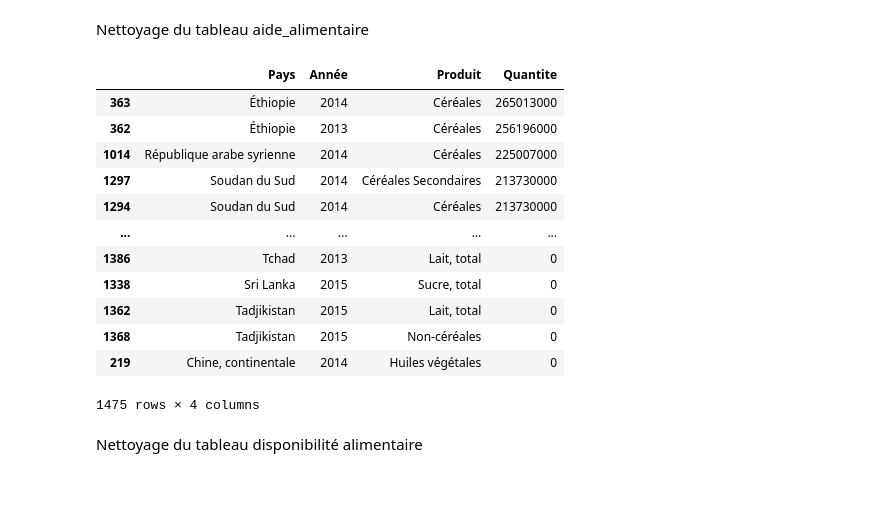
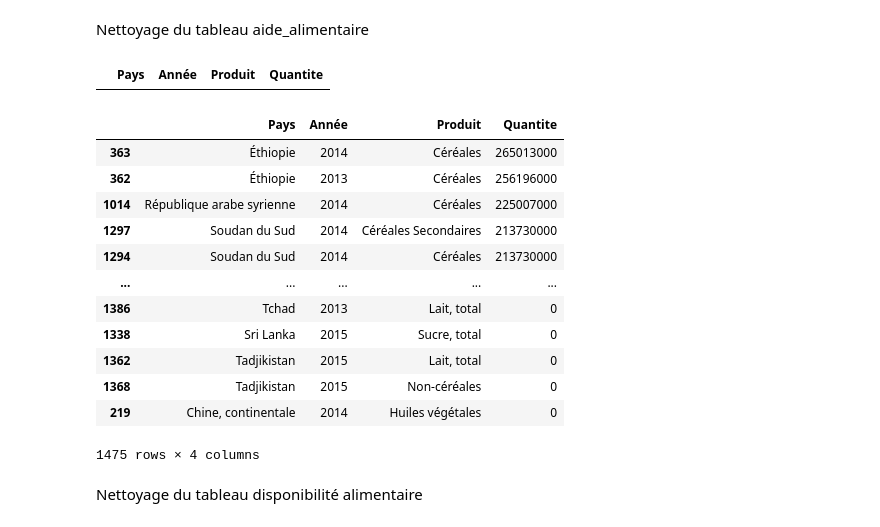
Before and after one commit to Randasabag/Etude_Sante_Publique, a Jupyter notebook: P4_alsabbagh_Etude_Sante_Publique.ipynb, the cells around one changed output. Drawn from its saved outputs; the diff is of its cells as text; code cells hidden in the pictures; blank space fills up the shorter version.

```diff
--- a/P4_alsabbagh_Etude_Sante_Publique.ipynb
+++ b/P4_alsabbagh_Etude_Sante_Publique.ipynb
@@ -54,0 +60,2 @@ import matplotlib.pyplot as plt
+# %%
+uploaded = files.upload()
@@ -55,10 +68,10 @@ import matplotlib.pyplot as plt
 # %% [markdown]
 **Lecture des fichiers csv : aide_alimentaire, population, sous_nutrition, dispo_alimentaire**
 # %%
-df_aa=pd.read_csv("aide_alimentaire.csv")
-df_da=pd.read_csv("dispo_alimentaire.csv")
-df_pop=pd.read_csv("population.csv")
-df_sn=pd.read_csv("sous_nutrition.csv")
+df_aa=pd.read_csv(io.BytesIO(uploaded['aide_alimentaire.csv']))
+df_da=pd.read_csv(io.BytesIO(uploaded["dispo_alimentaire.csv"]))
+df_pop=pd.read_csv(io.BytesIO(uploaded["population.csv"]))
+df_sn=pd.read_csv(io.BytesIO(uploaded["sous_nutrition.csv"]))
 # %% [markdown]
 Les informations sont demandées  pour l’année 2017.
 # %% [markdown]
@@ -145,32 +184,11 @@ Nettoyage du tableau aide_alimentaire
 # %%
 #renomme la colonne Valeur par Quantite
 df_aa=df_aa.rename(columns={'Valeur':'Quantite', 'Pays bénéficiaire':'Pays'})
 
 #pas de valeur null dans aide alimentaire
 df_aa[df_aa['Quantite'].notnull()]
 
 #pas de doublons
 df_aa[(df_aa.duplicated(keep=False))==True]
-
-#conversion pour avoir les mêmes unités entre les differentes données : *1000 (conversion de tonnes en kg)
-df_aal['Quantite']=df_aa['Quantite']*1000
-
-#types corrects
-df_aal.dtypes
-
-#Affiche les lignes ordonnées par ordre décroissant en fonction de la quantité
-df_aal.sort_values(['Quantite'], ascending=False)
 # %% [output]
 |  | Pays | Année | Produit | Quantite |
-| 363 | Éthiopie | 2014 | Céréales | 265013000 |
-| 362 | Éthiopie | 2013 | Céréales | 256196000 |
-| 1014 | République arabe syrienne | 2014 | Céréales | 225007000 |
-| 1297 | Soudan du Sud | 2014 | Céréales Secondaires | 213730000 |
-| 1294 | Soudan du Sud | 2014 | Céréales | 213730000 |
-| ... | ... | ... | ... | ... |
-| 1386 | Tchad | 2013 | Lait, total | 0 |
-| 1338 | Sri Lanka | 2015 | Sucre, total | 0 |
-| 1362 | Tadjikistan | 2015 | Lait, total | 0 |
-| 1368 | Tadjikistan | 2015 | Non-céréales | 0 |
-| 219 | Chine, continentale | 2014 | Huiles végétales | 0 |
-1475 rows × 4 columns
@@ -177,3 +198,23 @@ df_aal.sort_values(['Quantite'], ascending=False)
+# %%
+#types corrects
+df_aa.dtypes
+
+#Affiche les lignes ordonnées par ordre décroissant en fonction de la quantité
+df_aa.sort_values(['Quantite'], ascending=False)
+# %% [output]
+|  | Pays | Année | Produit | Quantite |
+| 363 | Éthiopie | 2014 | Céréales | 265013000 |
+| 362 | Éthiopie | 2013 | Céréales | 256196000 |
+| 1014 | République arabe syrienne | 2014 | Céréales | 225007000 |
+| 1297 | Soudan du Sud | 2014 | Céréales Secondaires | 213730000 |
+| 1294 | Soudan du Sud | 2014 | Céréales | 213730000 |
+| ... | ... | ... | ... | ... |
+| 1386 | Tchad | 2013 | Lait, total | 0 |
+| 1338 | Sri Lanka | 2015 | Sucre, total | 0 |
+| 1362 | Tadjikistan | 2015 | Lait, total | 0 |
+| 1368 | Tadjikistan | 2015 | Non-céréales | 0 |
+| 219 | Chine, continentale | 2014 | Huiles végétales | 0 |
+1475 rows × 4 columns
 # %% [markdown]
 Nettoyage du tableau disponibilité alimentaire
 # %%
```
Also changed, not shown: parts of 23 cells of this notebook.
